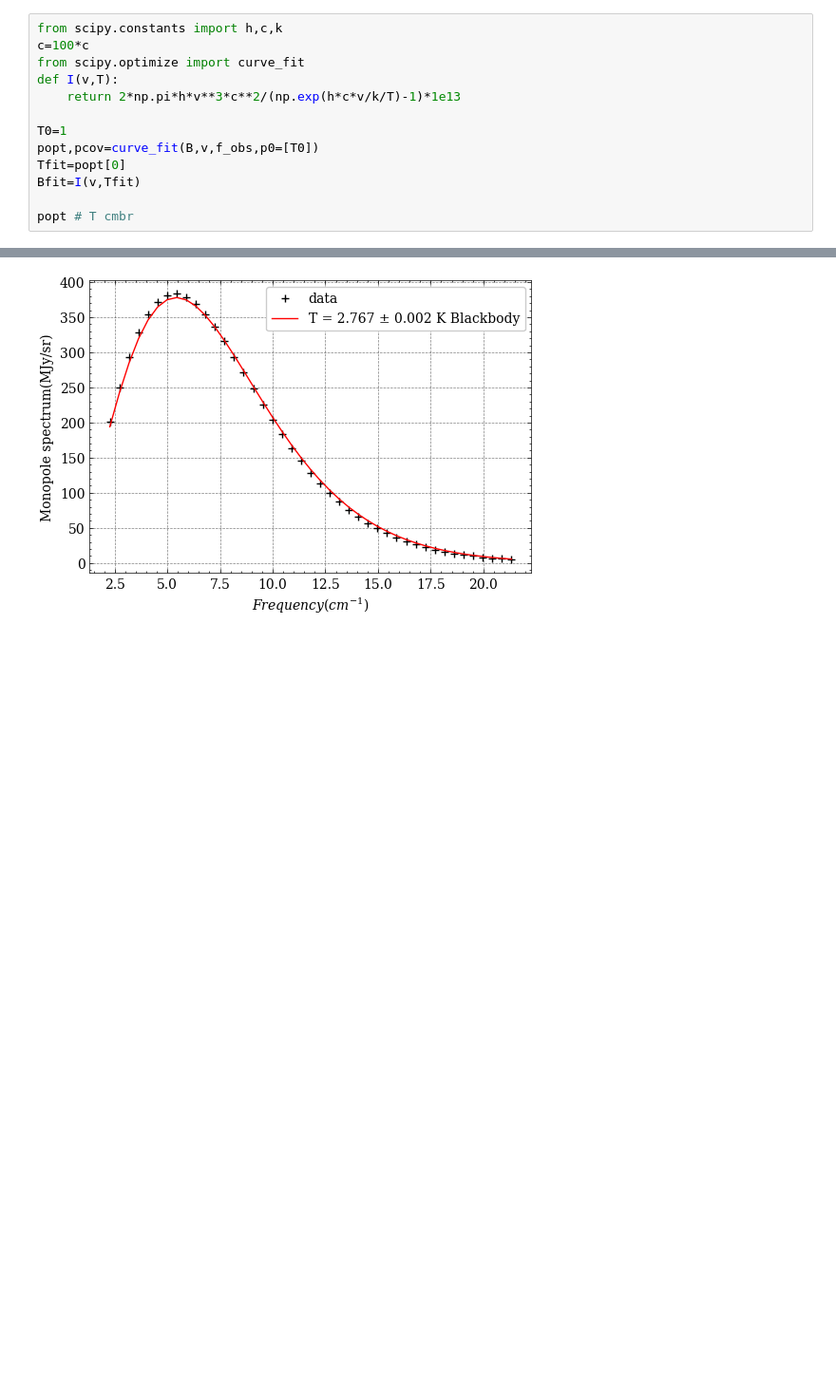
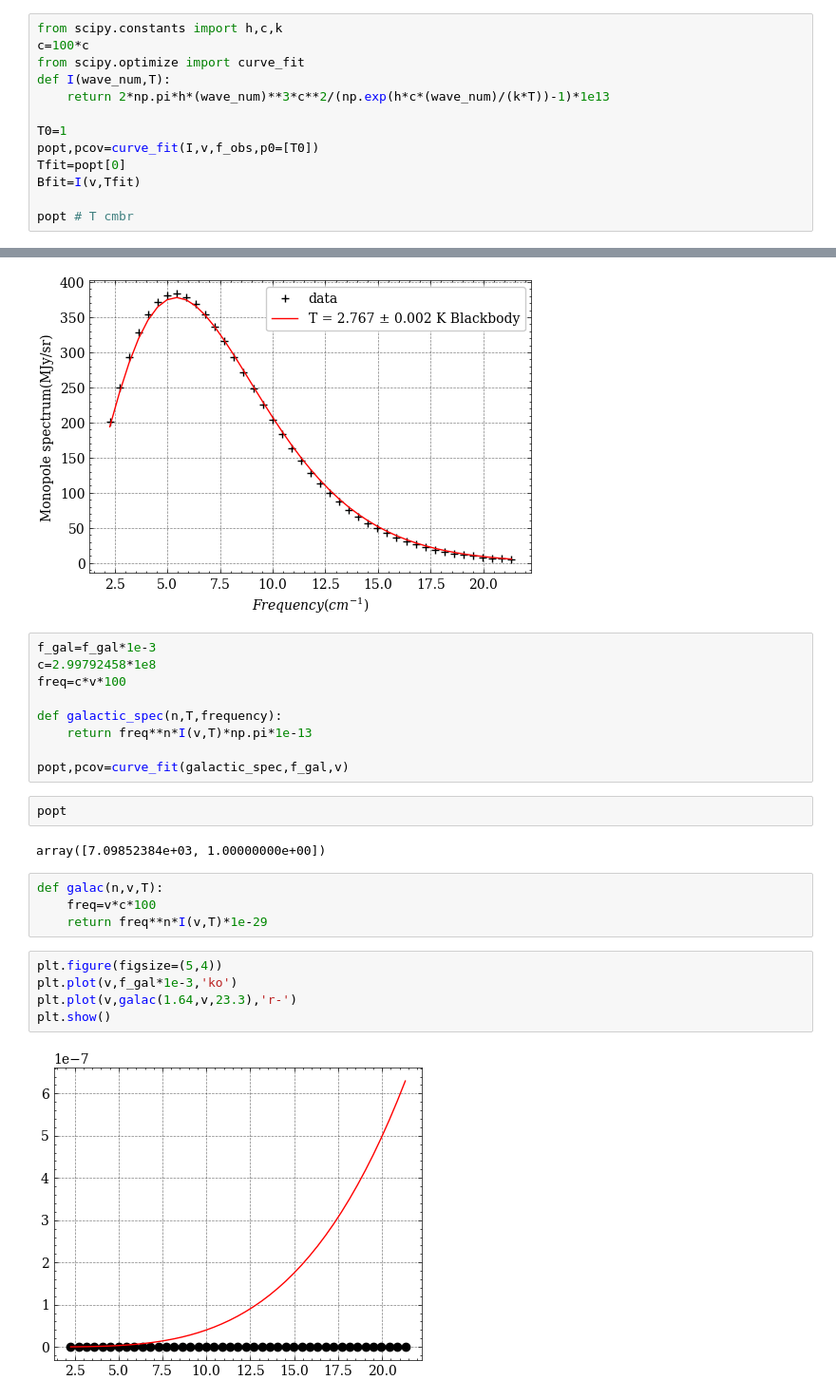
Before and after one commit to Soumomo/Motion-of-solar-system, a Jupyter notebook: Code/test-astro.ipynb, the cells around one changed output, grey strips where cells are left out. Shown: that part at 95% size. Drawn from its saved outputs; the diff is of its cells as text; blank space fills up the shorter version.

```diff
--- a/Code/test-astro.ipynb
+++ b/Code/test-astro.ipynb
@@ -28,11 +28,11 @@ plt.show()
 from scipy.constants import h,c,k
 c=100*c
 from scipy.optimize import curve_fit
-def I(v,T):
-    return 2*np.pi*h*v**3*c**2/(np.exp(h*c*v/k/T)-1)*1e13
+def I(wave_num,T):
+    return 2*np.pi*h*(wave_num)**3*c**2/(np.exp(h*c*(wave_num)/(k*T))-1)*1e13
 
 T0=1
-popt,pcov=curve_fit(B,v,f_obs,p0=[T0])
+popt,pcov=curve_fit(I,v,f_obs,p0=[T0])
 Tfit=popt[0]
 Bfit=I(v,Tfit)
 
@@ -59,3 +61,27 @@ plt.legend(loc='upper right')
 plt.show()
 # %% [output]
 [figure]
+# %%
+f_gal=f_gal*1e-3
+c=2.99792458*1e8
+freq=c*v*100
+
+def galactic_spec(n,T,frequency):
+    return freq**n*I(v,T)*np.pi*1e-13
+
+popt,pcov=curve_fit(galactic_spec,f_gal,v)
+# %%
+popt
+# %% [output]
+array([7.09852384e+03, 1.00000000e+00])
+# %%
+def galac(n,v,T):
+    freq=v*c*100
+    return freq**n*I(v,T)*1e-29
+# %%
+plt.figure(figsize=(5,4))
+plt.plot(v,f_gal*1e-3,'ko')
+plt.plot(v,galac(1.64,v,23.3),'r-')
+plt.show()
+# %% [output]
+[figure, added]
```
Also changed, not shown: parts of 2 cells of this notebook, 4 other files.
